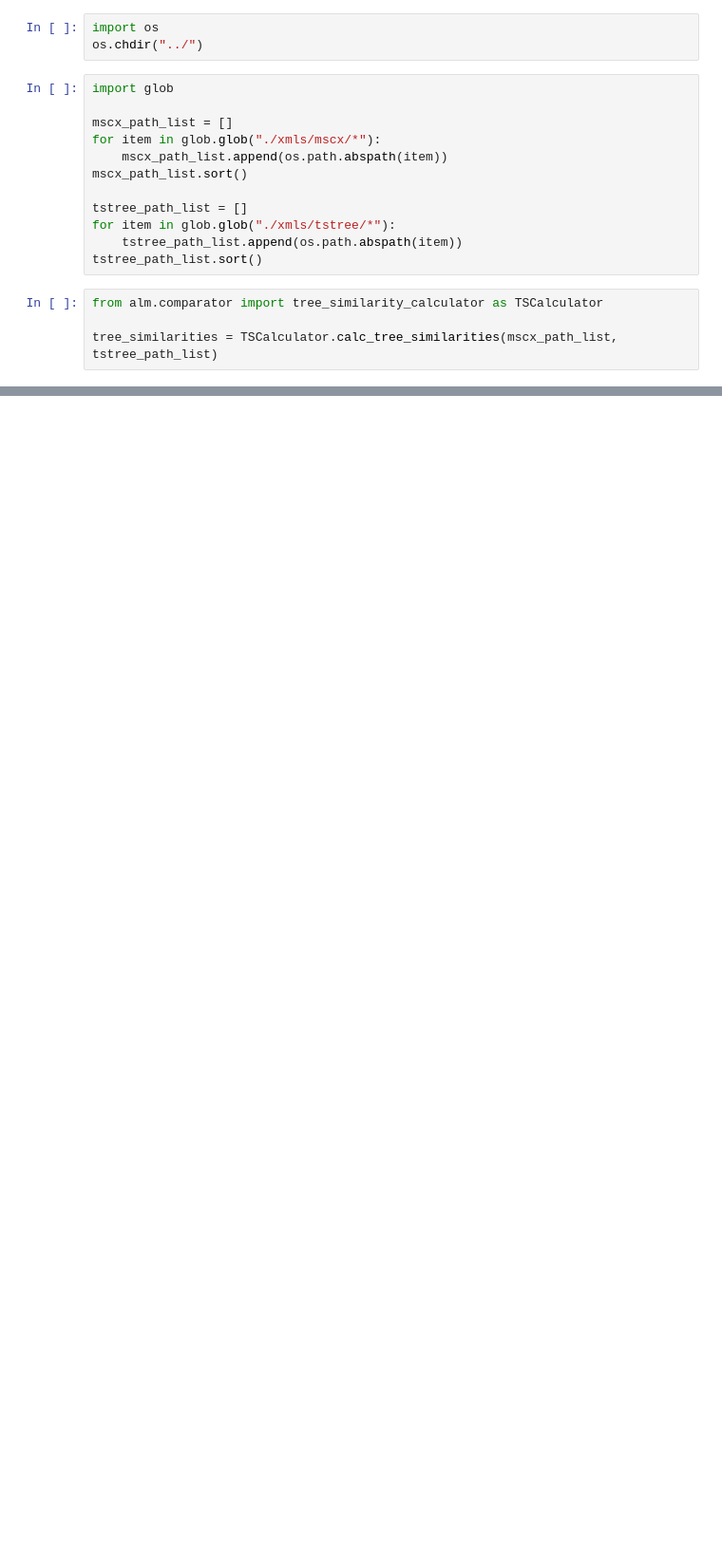
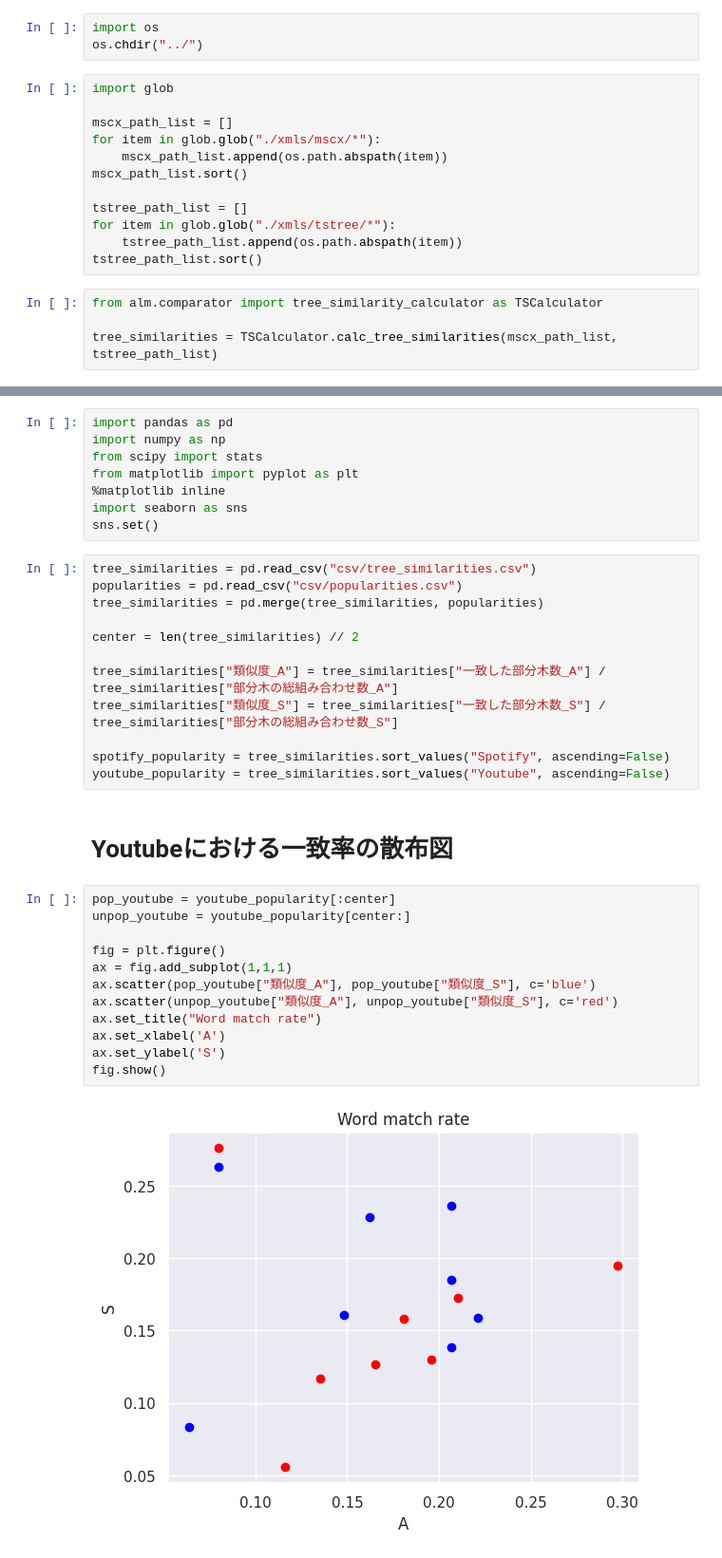
Before and after one commit to tsubasasugawara/lyrics_melody_analyzer, a Jupyter notebook: notebooks/calc_tree_similarity.ipynb, the cells around one changed output, grey strips where cells are left out. Shown at 95% size. Saved outputs shown, nothing was run; the diff lists cells and outputs as text; blank space fills up the shorter version.

```diff
--- a/notebooks/calc_tree_similarity.ipynb
+++ b/notebooks/calc_tree_similarity.ipynb
@@ -48,0 +51,36 @@ io.output_csv(
+# %%
+import pandas as pd
+import numpy as np
+from scipy import stats
+from matplotlib import pyplot as plt
+%matplotlib inline
+import seaborn as sns
+sns.set()
+# %%
+tree_similarities = pd.read_csv("csv/tree_similarities.csv")
+popularities = pd.read_csv("csv/popularities.csv")
+tree_similarities = pd.merge(tree_similarities, popularities)
+
+center = len(tree_similarities) // 2
+
+tree_similarities["類似度_A"] = tree_similarities["一致した部分木数_A"] / tree_similarities["部分木の総組み合わせ数_A"]
+tree_similarities["類似度_S"] = tree_similarities["一致した部分木数_S"] / tree_similarities["部分木の総組み合わせ数_S"]
+
+spotify_popularity = tree_similarities.sort_values("Spotify", ascending=False)
+youtube_popularity = tree_similarities.sort_values("Youtube", ascending=False)
+# %% [markdown]
+# Youtubeにおける一致率の散布図
+# %%
+pop_youtube = youtube_popularity[:center]
+unpop_youtube = youtube_popularity[center:]
+
+fig = plt.figure()
+ax = fig.add_subplot(1,1,1)
+ax.scatter(pop_youtube["類似度_A"], pop_youtube["類似度_S"], c='blue')
+ax.scatter(unpop_youtube["類似度_A"], unpop_youtube["類似度_S"], c='red')
+ax.set_title("Word match rate")
+ax.set_xlabel('A')
+ax.set_ylabel('S')
+fig.show()
+# %% [output]
+[figure, added]
```
Also changed, not shown: parts of 10 cells of this notebook, 6 other files.
